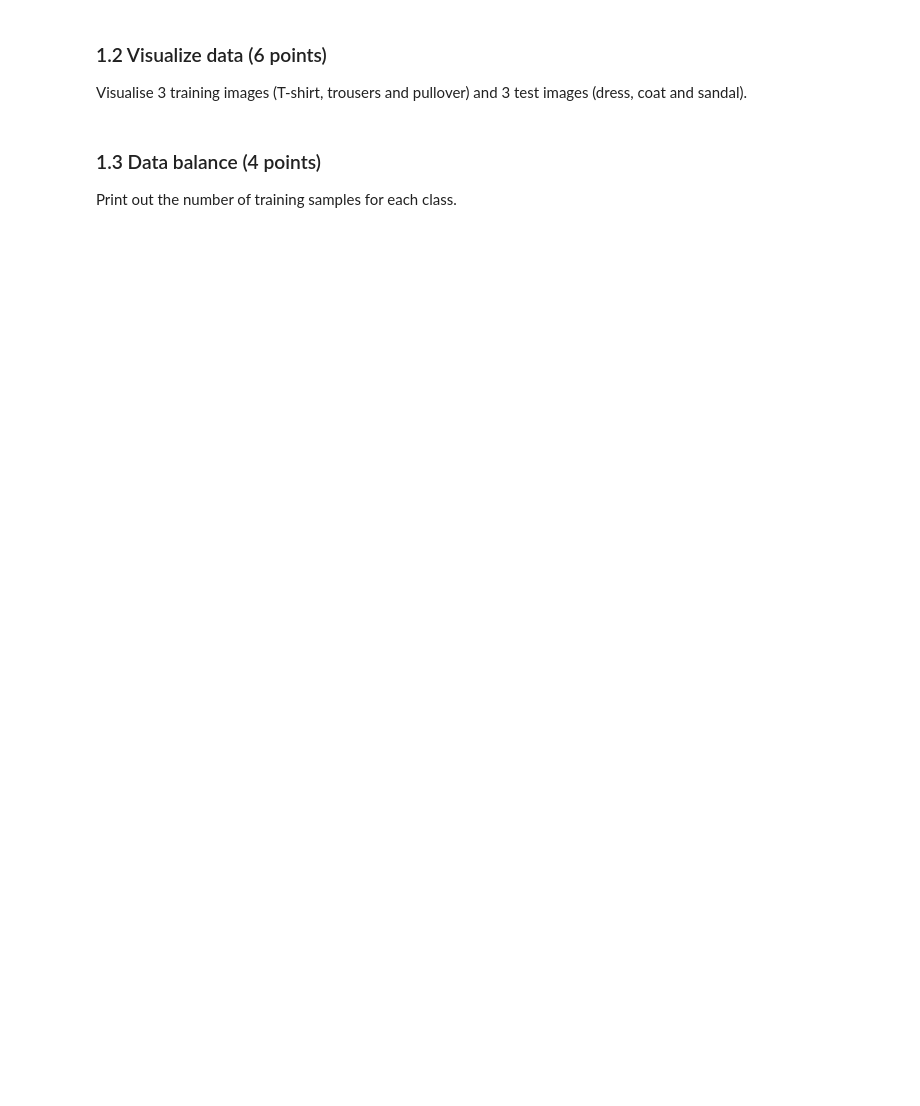
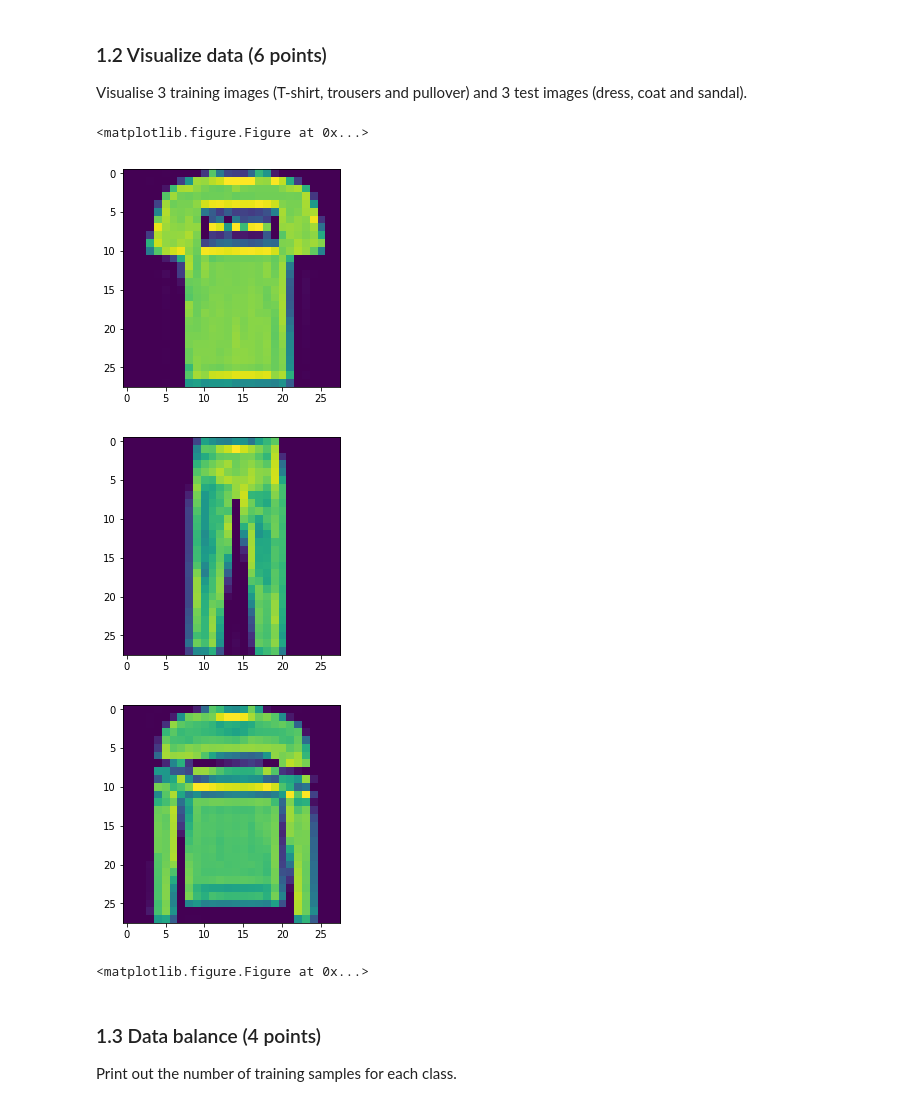
Before and after one commit to sunsumo555/cv_cw2, a Jupyter notebook: coursework_2.ipynb, the cells around one changed output. Cells and saved outputs as stored; diff of their text form; code cells hidden in the pictures; blank space fills up the shorter version.

```diff
--- a/coursework_2.ipynb
+++ b/coursework_2.ipynb
@@ -67,6 +70,26 @@ ModuleNotFoundError: No module named 'pandas'
 # %% [markdown]
 ### 1.2 Visualize data (6 points)
 Visualise 3 training images (T-shirt, trousers and pullover) and 3 test images (dress, coat and sandal).
+# %%
+n_tshirt=np.argwhere(y_train==0)[0]
+n_trousers=np.argwhere(y_train==1)[0]
+n_pullover=np.argwhere(y_train==2)[0]
+
+img_tshirt = x_train[n_tshirt]
+plt.imshow(np.reshape(img_tshirt,(28,28)))
+plt.figure()
+img_trousers = x_train[n_trousers]
+plt.imshow(np.reshape(img_trousers,(28,28)))
+plt.figure()
+img_pullover = x_train[n_pullover]
+plt.imshow(np.reshape(img_pullover,(28,28)))
+plt.figure()
+# %% [output]
+<matplotlib.figure.Figure at 0x...>
+[figure, added]
+[figure, added]
+[figure, added]
+<matplotlib.figure.Figure at 0x...>
 # %% [markdown]
 ### 1.3 Data balance (4 points)
 Print out the number of training samples for each class.
```
Also changed, not shown: parts of 16 cells of this notebook, 5 other files.
